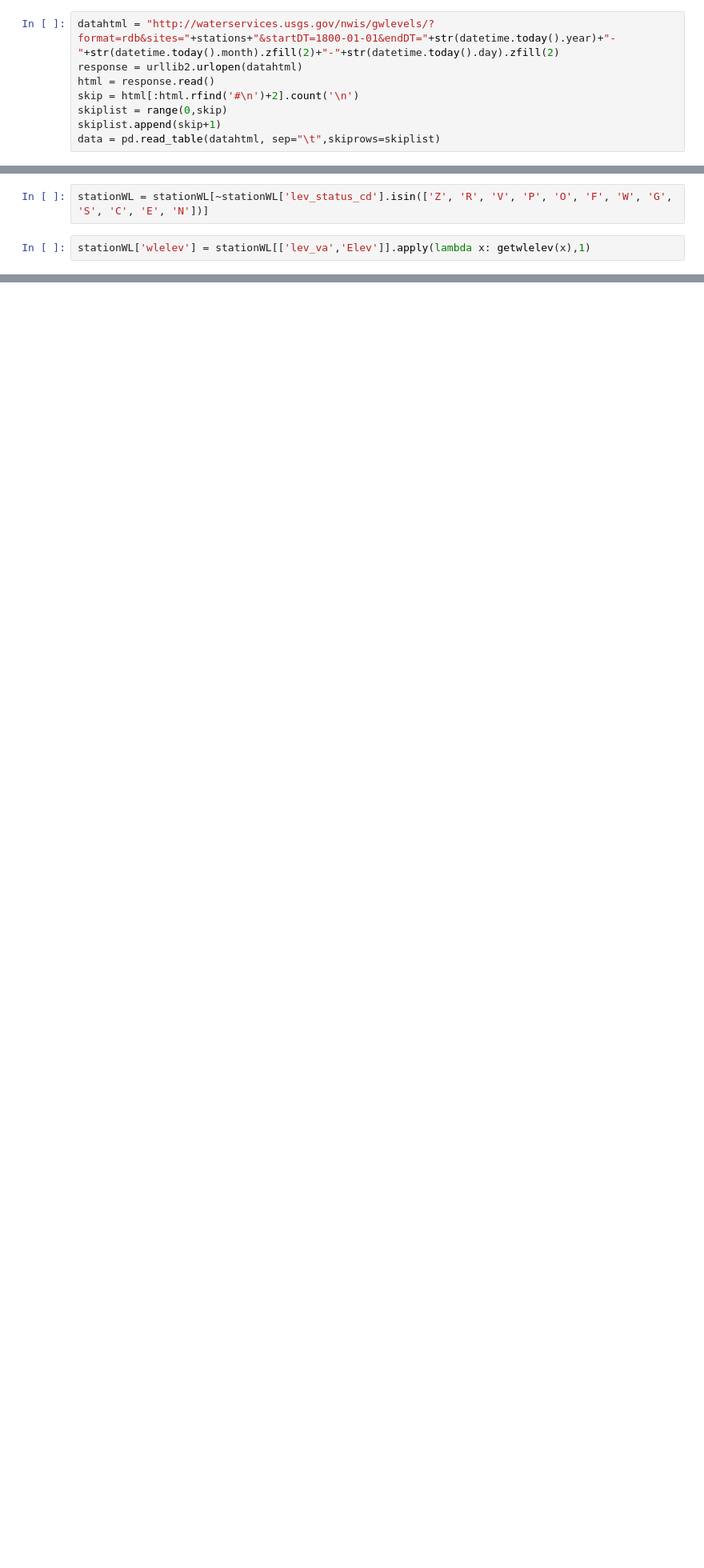
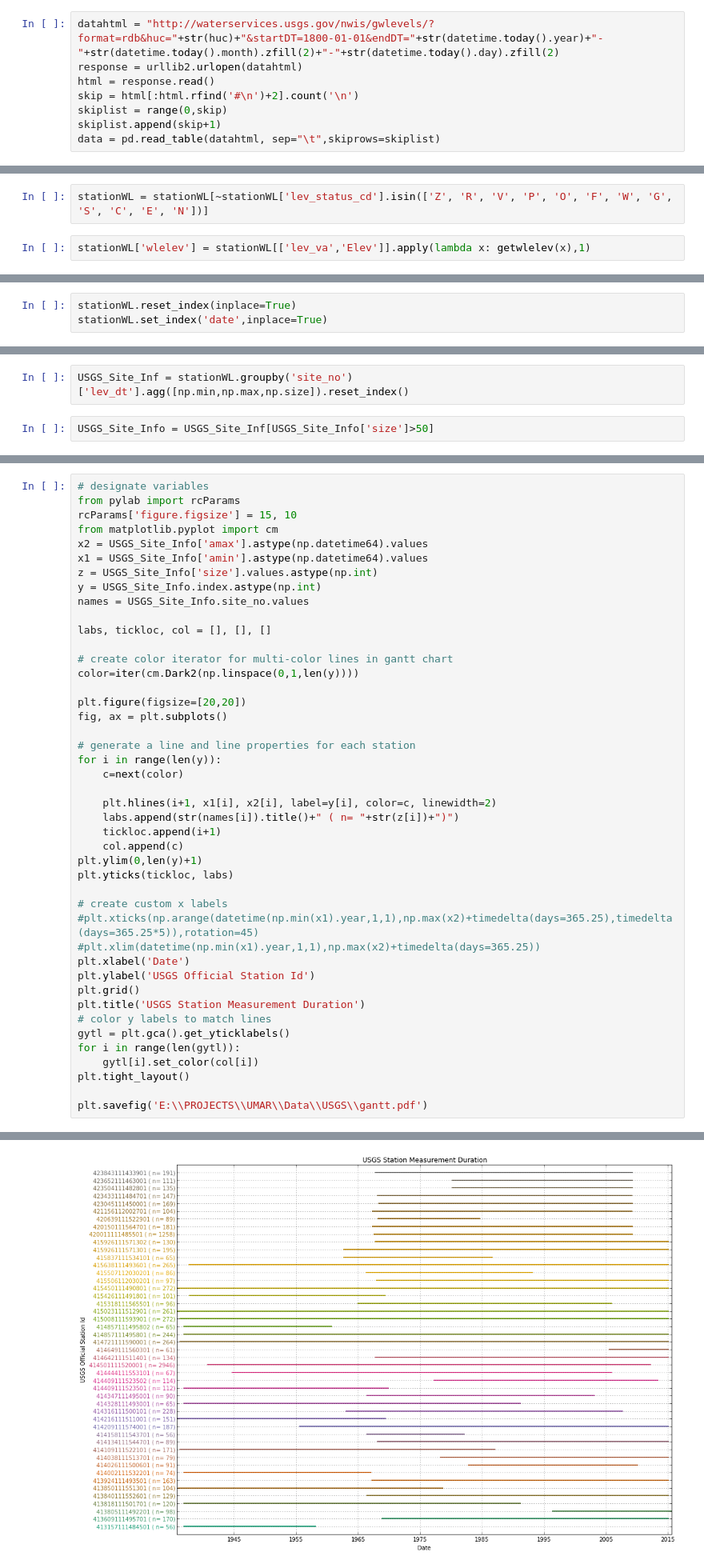
Before and after one commit to inkenbrandt/IPython, a Jupyter notebook: USGS_Interpolate.ipynb, the cells around one changed output, grey strips where cells are left out. Shown at 80% size. Drawn from its saved outputs; the diff is of its cells as text; blank space fills up the shorter version.

```diff
--- a/USGS_Interpolate.ipynb
+++ b/USGS_Interpolate.ipynb
@@ -275,5 +338,5 @@ siteinfo.to_clipboard()
 # %%
-datahtml = "http://waterservices.usgs.gov/nwis/gwlevels/?format=rdb&sites="+stations+"&startDT=1800-01-01&endDT="+str(datetime.today().year)+"-"+str(datetime.today().month).zfill(2)+"-"+str(datetime.today().day).zfill(2)
+datahtml = "http://waterservices.usgs.gov/nwis/gwlevels/?format=rdb&huc="+str(huc)+"&startDT=1800-01-01&endDT="+str(datetime.today().year)+"-"+str(datetime.today().month).zfill(2)+"-"+str(datetime.today().day).zfill(2)
 response = urllib2.urlopen(datahtml)
 html = response.read()
 skip = html[:html.rfind('#\n')+2].count('\n')
@@ -294,0 +360,3 @@ stationWL['wlelev'] = stationWL[['lev_va','Elev']].apply(lambda x: getwlelev(x),
+# %%
+stationWL.reset_index(inplace=True)
+stationWL.set_index('date',inplace=True)
@@ -294,0 +398,4 @@ stationWL['wlelev'] = stationWL[['lev_va','Elev']].apply(lambda x: getwlelev(x),
+# %%
+USGS_Site_Inf = stationWL.groupby('site_no')['lev_dt'].agg([np.min,np.max,np.size]).reset_index()
+# %%
+USGS_Site_Info = USGS_Site_Inf[USGS_Site_Info['size']>50]
@@ -294,0 +422,45 @@ stationWL['wlelev'] = stationWL[['lev_va','Elev']].apply(lambda x: getwlelev(x),
+# %%
+# designate variables
+from pylab import rcParams
+rcParams['figure.figsize'] = 15, 10
+from matplotlib.pyplot import cm
+x2 = USGS_Site_Info['amax'].astype(np.datetime64).values
+x1 = USGS_Site_Info['amin'].astype(np.datetime64).values
+z = USGS_Site_Info['size'].values.astype(np.int)
+y = USGS_Site_Info.index.astype(np.int)
+names = USGS_Site_Info.site_no.values
+
+labs, tickloc, col = [], [], []
+
+# create color iterator for multi-color lines in gantt chart
+color=iter(cm.Dark2(np.linspace(0,1,len(y))))
+
+plt.figure(figsize=[20,20])
+fig, ax = plt.subplots()
+
+# generate a line and line properties for each station
+for i in range(len(y)):
+    c=next(color)
+
+    plt.hlines(i+1, x1[i], x2[i], label=y[i], color=c, linewidth=2)
+    labs.append(str(names[i]).title()+" ( n= "+str(z[i])+")")
+    tickloc.append(i+1)
+    col.append(c)
+plt.ylim(0,len(y)+1)
+plt.yticks(tickloc, labs)
+
+# create custom x labels
+#plt.xticks(np.arange(datetime(np.min(x1).year,1,1),np.max(x2)+timedelta(days=365.25),timedelta(days=365.25*5)),rotation=45)
+#plt.xlim(datetime(np.min(x1).year,1,1),np.max(x2)+timedelta(days=365.25))
+plt.xlabel('Date')
+plt.ylabel('USGS Official Station Id')
+plt.grid()
+plt.title('USGS Station Measurement Duration')
+# color y labels to match lines
+gytl = plt.gca().get_yticklabels()
+for i in range(len(gytl)):
+    gytl[i].set_color(col[i])
+plt.tight_layout()
+
+plt.savefig('E:\\PROJECTS\\UMAR\\Data\\USGS\\gantt.pdf')
+# %% [output]
@@ -294,0 +468 @@ stationWL['wlelev'] = stationWL[['lev_va','Elev']].apply(lambda x: getwlelev(x),
+[figure, added]
```
Also changed, not shown: parts of 32 cells of this notebook.
